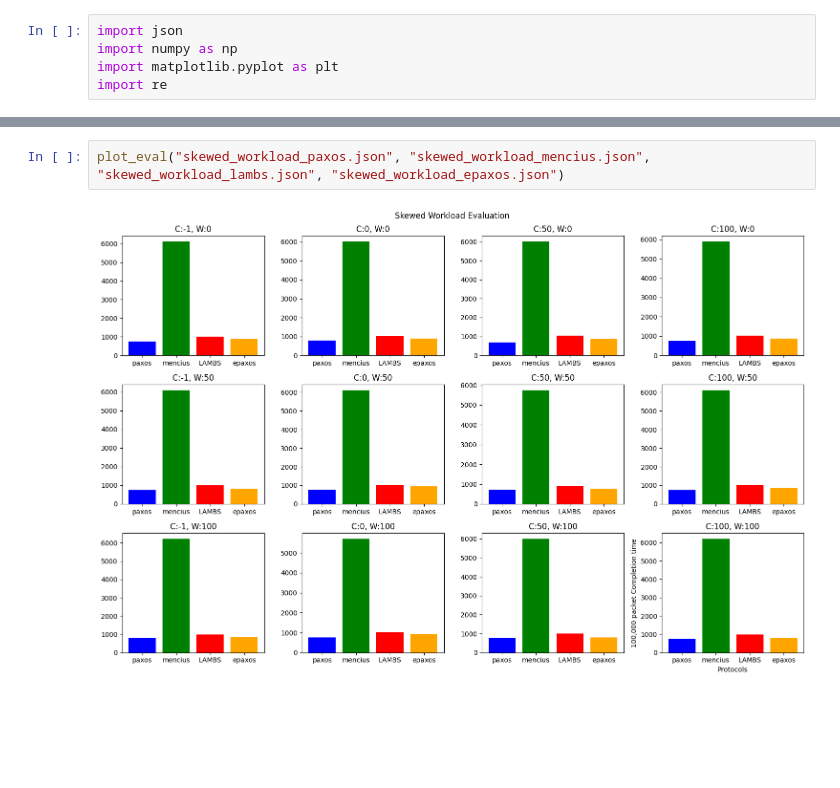
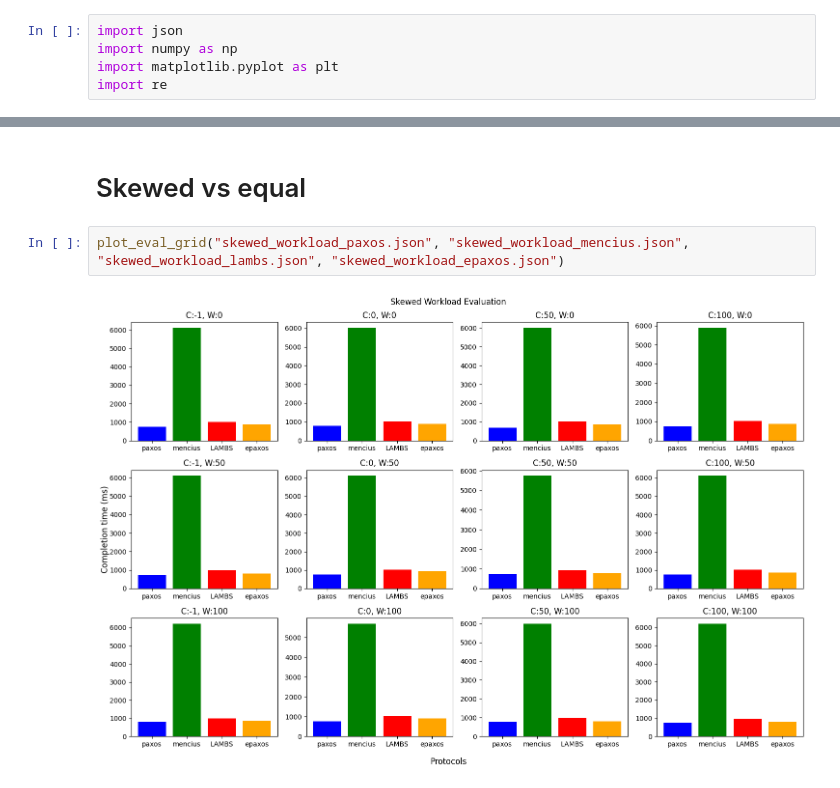
Before and after one commit to zeddie888/epaxos, a Jupyter notebook: analysis.ipynb, the cells around one changed output, grey strips where cells are left out. Cells and saved outputs as stored; diff of their text form; blank space fills up the shorter version.

```diff
--- a/analysis.ipynb
+++ b/analysis.ipynb
@@ -97,5 +212,7 @@ def plot_eval(paxos_fn, mencius_fn, lambs_fn, epaxos_fn):
+# %% [markdown]
+# Skewed vs equal
 # %%
-plot_eval("skewed_workload_paxos.json", "skewed_workload_mencius.json", "skewed_workload_lambs.json", "skewed_workload_epaxos.json")
+plot_eval_grid("skewed_workload_paxos.json", "skewed_workload_mencius.json", "skewed_workload_lambs.json", "skewed_workload_epaxos.json")
 # %% [output]
-[figure, old version]
+[figure, new version]
 # %%
```
Also changed, not shown: parts of 11 cells of this notebook, 33 other files.
